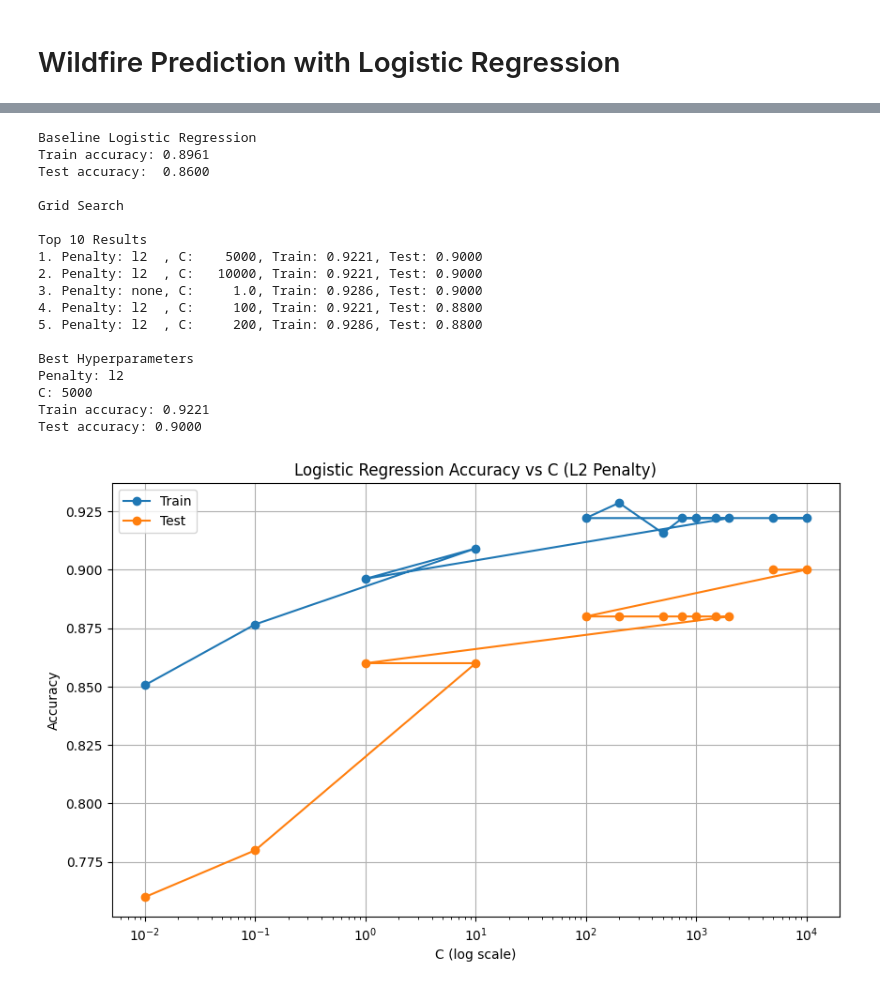
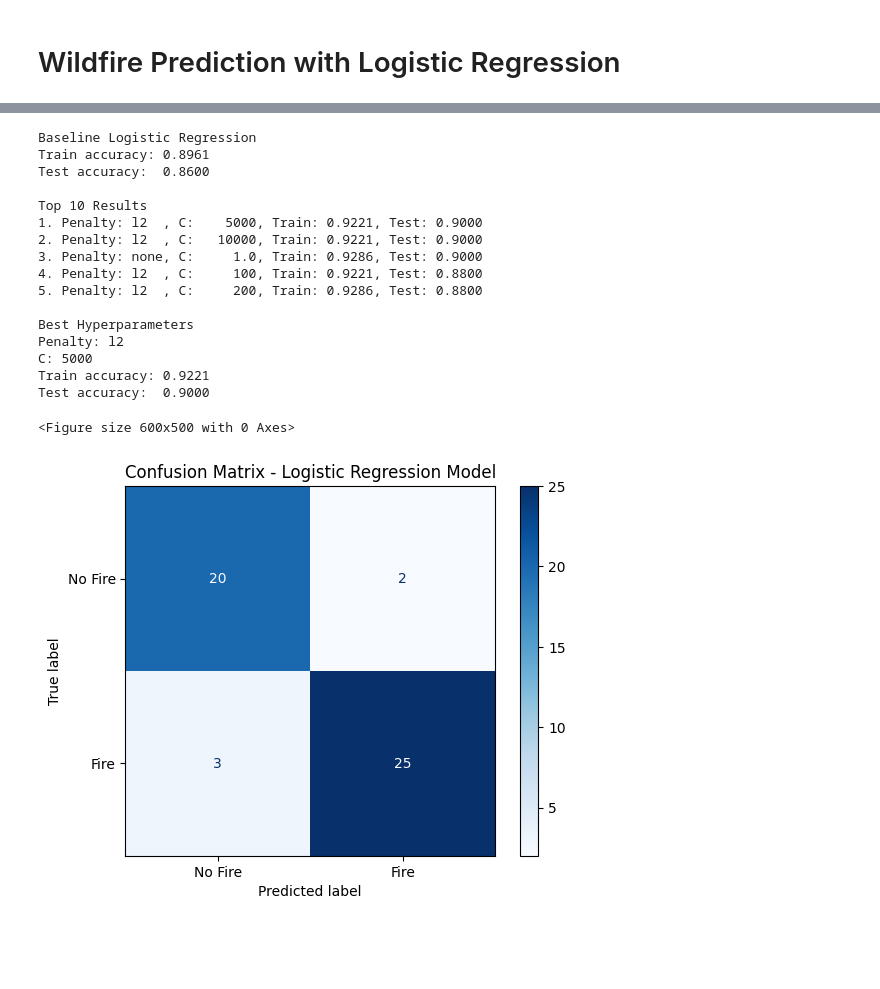
Before and after one commit to 5bennaughton/Machine-Learning, a Jupyter notebook: wildfire.ipynb, the cells around one changed output, grey strips where cells are left out. Cells and saved outputs as stored; diff of their text form; code cells hidden in the pictures; blank space fills up the shorter version.

```diff
--- a/wildfire.ipynb
+++ b/wildfire.ipynb
@@ -203,7 +136,7 @@ import pandas as pd
 import matplotlib.pyplot as plt
 from sklearn.linear_model import LogisticRegression
 from sklearn.preprocessing import StandardScaler
-from sklearn.metrics import accuracy_score
+from sklearn.metrics import accuracy_score, confusion_matrix, ConfusionMatrixDisplay
 
 # File paths
 TRAINING_FILE = "wildfires_training.csv"
@@ -274,48 +207,49 @@ for penalty in penalties:
 
 results.sort(key=lambda x: x[3], reverse=True)
 
 print("\nTop 10 Results")
 for i, (pen, C, tr_acc, te_acc) in enumerate(results[:5], 1):
     print(f"{i}. Penalty: {pen:4s}, C: {C:7}, Train: {tr_acc:.4f}, Test: {te_acc:.4f}")
 
 print("\nBest Hyperparameters")
 print(f"Penalty: {best_params['penalty']}")
 print(f"C: {best_params['C']}")
 print(f"Train accuracy: {best_params['train_acc']:.4f}")
-print(f"Test accuracy: {best_params['test_acc']:.4f}")
+print(f"Test accuracy:  {best_params['test_acc']:.4f}")
 
-l2_results = [r for r in results if r[0] == "l2"]
-Cs = [r[1] for r in l2_results]
-train_accs = [r[2] for r in l2_results]
-test_accs = [r[3] for r in l2_results]
+# --- Confusion Matrix for Final Model ---
+final_model = LogisticRegression(
+    penalty=best_params["penalty"] if best_params["penalty"] != "none" else None,
+    C=best_params["C"],
+    max_iter=2000,
+    random_state=42
+)
+final_model.fit(X_train, y_train)
+y_pred_final = final_model.predict(X_test)
 
-plt.figure(figsize=(10, 6))
-plt.plot(Cs, train_accs, marker="o", label="Train")
-plt.plot(Cs, test_accs, marker="o", label="Test")
-plt.xscale("log")
-plt.xlabel("C (log scale)")
-plt.ylabel("Accuracy")
-plt.title("Logistic Regression Accuracy vs C (L2 Penalty)")
-plt.legend()
-plt.grid(True)
+cm = confusion_matrix(y_test, y_pred_final)
+disp = ConfusionMatrixDisplay(confusion_matrix=cm, display_labels=["No Fire", "Fire"])
+
+plt.figure(figsize=(6, 5))
+disp.plot(cmap="Blues", values_format="d")
+plt.title("Confusion Matrix - Logistic Regression Model")
 plt.show()
 # %% [output]
 Baseline Logistic Regression
 Train accuracy: 0.8961
 Test accuracy:  0.8600
-
-Grid Search
 
 Top 10 Results
 1. Penalty: l2  , C:    5000, Train: 0.9221, Test: 0.9000
 2. Penalty: l2  , C:   10000, Train: 0.9221, Test: 0.9000
 3. Penalty: none, C:     1.0, Train: 0.9286, Test: 0.9000
 4. Penalty: l2  , C:     100, Train: 0.9221, Test: 0.8800
 5. Penalty: l2  , C:     200, Train: 0.9286, Test: 0.8800
 
 Best Hyperparameters
 Penalty: l2
 C: 5000
 Train accuracy: 0.9221
-Test accuracy: 0.9000
+Test accuracy:  0.9000
+<Figure size 600x500 with 0 Axes>
-[figure, old version]
+[figure, new version]
```
Also changed, not shown: parts of 16 cells of this notebook.
